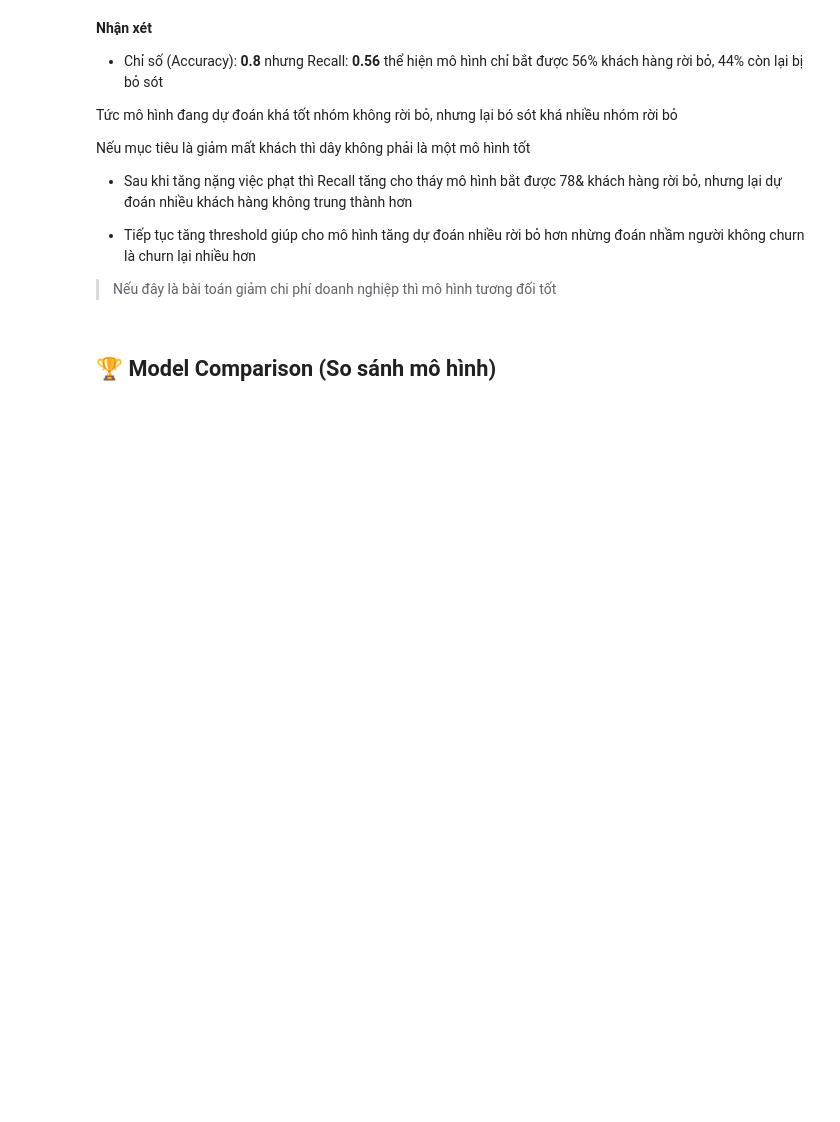
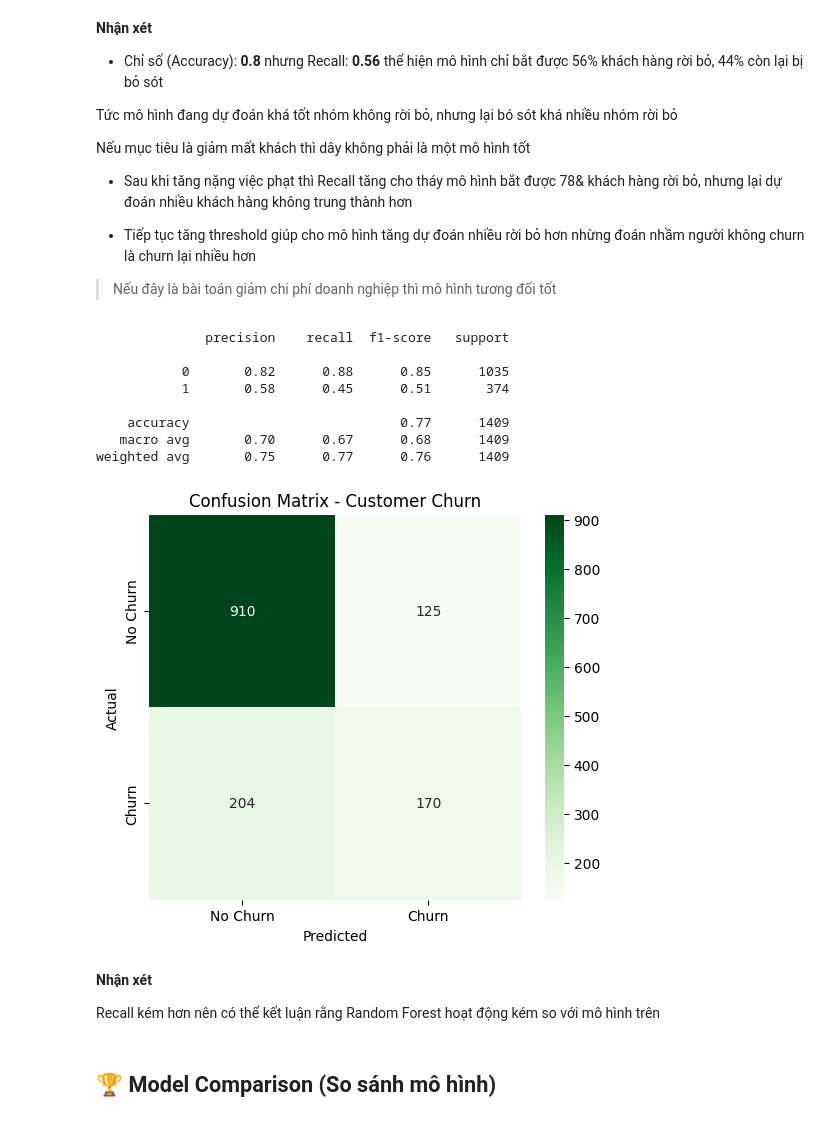
Before and after one commit to TienNguyen0712/customer-churn-data-mining, a Jupyter notebook: notebooks/03_classification.ipynb, the cells around one changed output. Saved outputs shown, nothing was run; the diff lists cells and outputs as text; code cells hidden in the pictures; blank space fills up the shorter version.

```diff
--- a/notebooks/03_classification.ipynb
+++ b/notebooks/03_classification.ipynb
@@ -78,7 +84,8 @@ Index(['customerID', 'gender', 'SeniorCitizen', 'Partner', 'Dependents',
 # %%
 drop_columns = ['gender', 'customerID', 'TotalCharges', 'Churn']
 
-target = telco['Churn']
+target = telco['Churn'].map({'No': 0, 'Yes': 1})
+
 features = telco.drop(drop_columns, axis=1)
 
 X_train, X_test, y_train, y_test = train_test_split(
@@ -88,5 +95,5 @@ X_train, X_test, y_train, y_test = train_test_split(
     stratify=target
 )
 
-X_train.shape, X_test.shape
+X_train.shape, X_test.shape, y_train.shape, y_test.shape
 # %% [output]
@@ -127,6 +134,17 @@ pipe_logistic_regression = Pipeline(steps=[
     ("preprocessor", preprocess),
     ("classifier", logistic_regression)
 ])
+# %%
+random_forest = RandomForestClassifier(
+    n_estimators=200,
+    random_state=42,
+    class_weight="balanced"
+)
+
+pipe_random_forest = Pipeline(steps=[
+    ("preprocessor", preprocess),
+    ("classifier", random_forest)
+])
 # %% [markdown]
 ## 🏋️**Model Training (Huấn luyện mô hình)**
 # %%
@@ -149,3 +167,5 @@ Pipeline(steps=[('preprocessor',
                                                    'PaymentMethod'])])),
                 ('classifier',
                  LogisticRegression(class_weight='balanced', max_iter=1000))])
+# %%
+pipe_random_forest.fit(X_train, y_train)
@@ -152,5 +190,3 @@ Pipeline(steps=[('preprocessor',
 # %% [markdown]
 ## 📊 **Model Evaluation (Đánh giá mô hình)**
-# %%
-y_test = y_test.map({'No': 0, 'Yes': 1})
 # %%
@@ -202,5 +241,41 @@ Nếu mục tiêu là giảm mất khách thì dây không phải là một mô
 - Tiếp tục tăng threshold giúp cho mô hình tăng dự đoán nhiều rời bỏ hơn nhừng đoán nhầm người  không churn là churn lại nhiều hơn
 
 > Nếu đây là bài toán giảm chi phí doanh nghiệp thì mô hình tương đối tốt
+# %%
+# Điều chính
+y_pred_random_forest = pipe_random_forest.predict(X_test) # Dự đoán ngưỡng 0.5
+
+print(classification_report(y_test, y_pred_random_forest))
+
+cm = confusion_matrix(y_test, y_pred_random_forest)
+
+plt.figure(figsize=(6,5))
+sns.heatmap(
+    cm,
+    annot=True,
+    fmt="d",
+    cmap="Greens",
+    xticklabels=["No Churn", "Churn"],
+    yticklabels=["No Churn", "Churn"]
+)
+
+plt.xlabel("Predicted")
+plt.ylabel("Actual")
+plt.title("Confusion Matrix - Customer Churn")
+plt.show()
+# %% [output]
+              precision    recall  f1-score   support
+
+           0       0.82      0.88      0.85      1035
+           1       0.58      0.45      0.51       374
+
+    accuracy                           0.77      1409
+   macro avg       0.70      0.67      0.68      1409
+weighted avg       0.75      0.77      0.76      1409
+[figure, added]
+# %% [markdown]
+**Nhận xét**
+
+Recall kém hơn nên có thể kết luận rằng Random Forest hoạt động kém so với mô hình trên
 # %% [markdown]
 ## 🏆 **Model Comparison (So sánh mô hình)**
```
Also changed, not shown: parts of 15 cells of this notebook.
